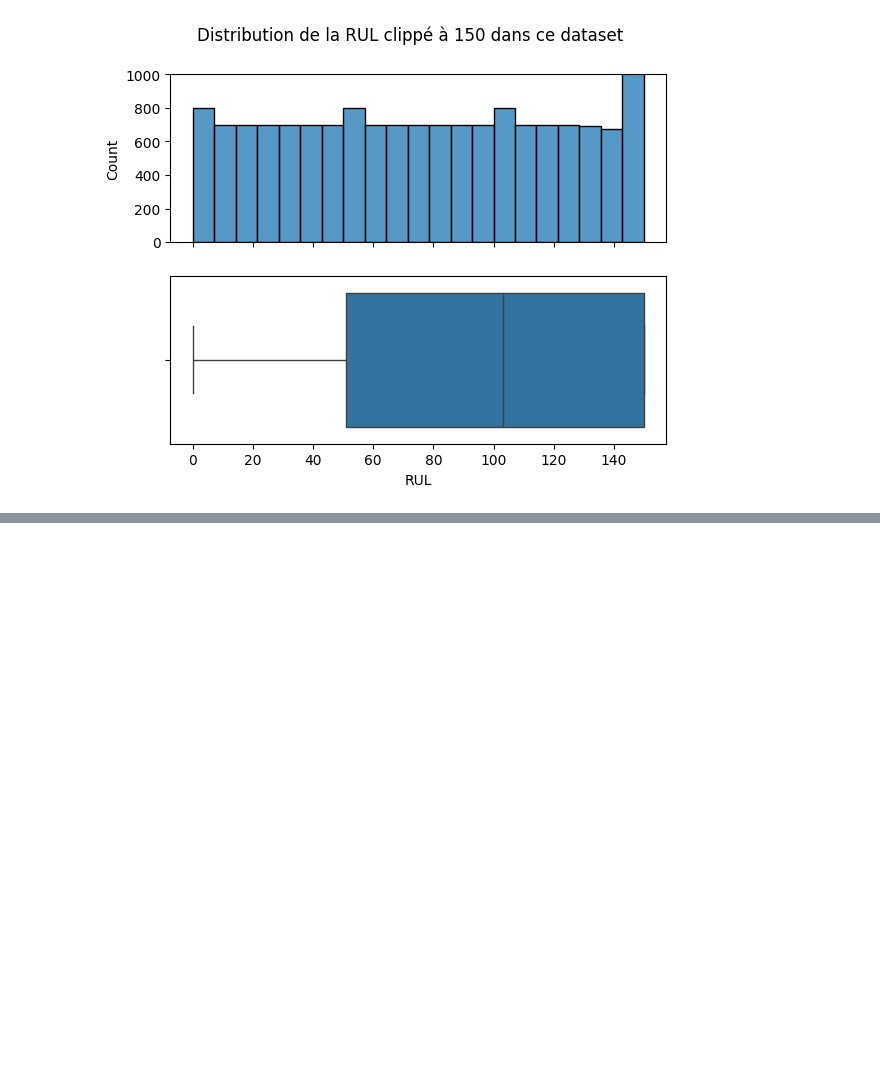
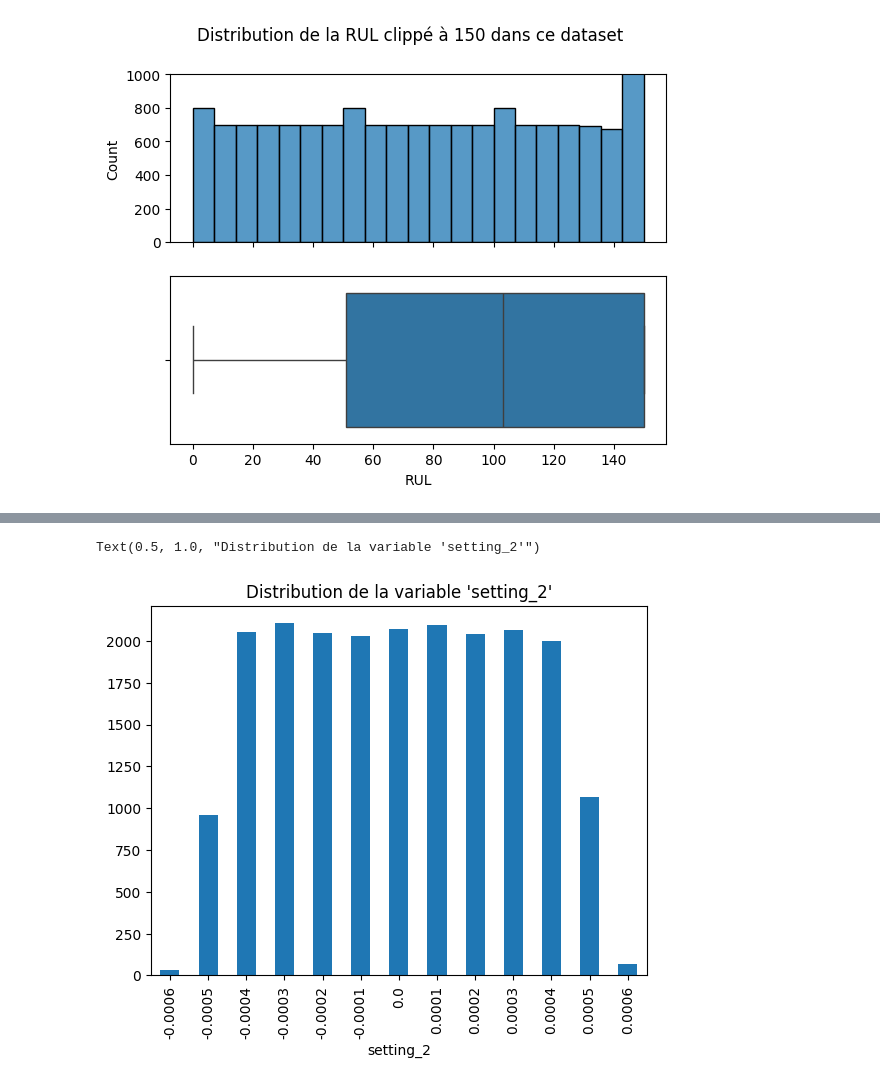
Before and after one commit to SimonGallien/nasa-turbofan-rul, a Jupyter notebook: notebooks/01_eda.ipynb, the cells around one changed output, grey strips where cells are left out. Drawn from its saved outputs; the diff is of its cells as text; code cells hidden in the pictures; blank space fills up the shorter version.

```diff
--- a/notebooks/01_eda.ipynb
+++ b/notebooks/01_eda.ipynb
@@ -273,0 +306,6 @@ plt.show()
+# %%
+df_train["setting_2"].value_counts().sort_index().plot(kind="bar")
+plt.title("Distribution de la variable 'setting_2'")
+# %% [output]
+Text(0.5, 1.0, "Distribution de la variable 'setting_2'")
+[figure, added]
```
Also changed, not shown: parts of 8 cells of this notebook.
